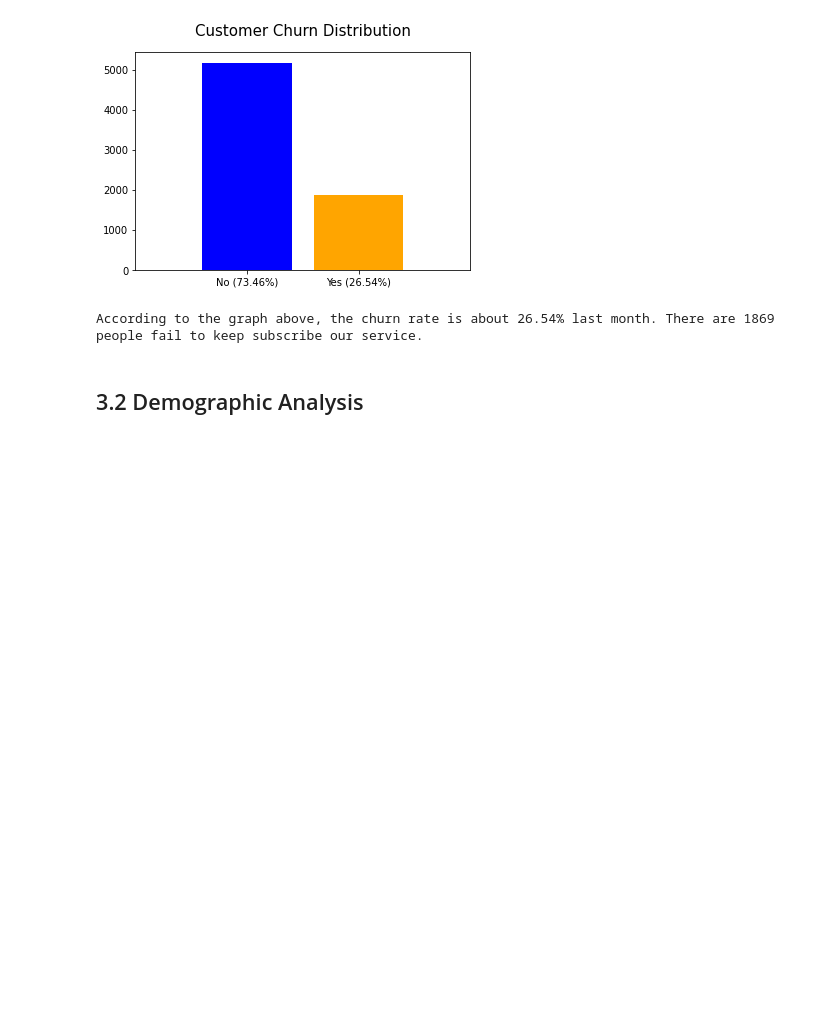
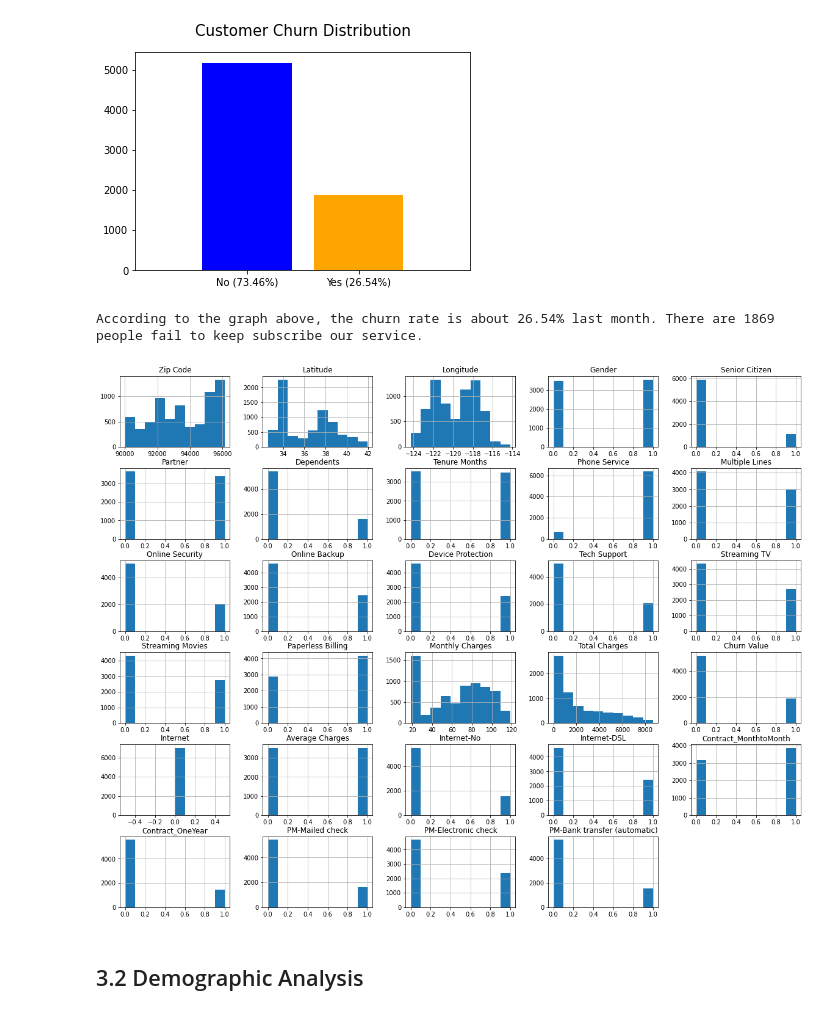
Before and after one commit to nikkicomet/Churn-Rate-Analysis, a Jupyter notebook: Telco Customer Churn Analysis.ipynb, the cells around one changed output. Drawn from its saved outputs; the diff is of its cells as text; code cells hidden in the pictures; blank space fills up the shorter version.

```diff
--- a/Telco Customer Churn Analysis.ipynb
+++ b/Telco Customer Churn Analysis.ipynb
@@ -238,12 +255,12 @@ We can investigate into total charges or total average charges. Which one makes
     - Total charges: this could be highly related with tenure month and monthly charges.
     - Average monthly charges:this could be similar with monthly charges.
 # %%
-churn_data['TotalChargesBinned'] = pd.qcut(churn_data['Total Charges'], 4)
+churn_data['TotalChargesBinned'] = pd.qcut(churn_data['Total Charges'], 2)
 # %%
 churn_data['AverageChargesBinned'] = pd.qcut(
     (churn_data['Total Charges'] / np.where(
-        churn_data['Tenure Months'] == 0, 1, churn_data['Tenure Months'])), 4)
+        churn_data['Tenure Months'] == 0, 1, churn_data['Tenure Months'])), 2)
 # %% [markdown]
 **Tenure Months**
 # %%
-churn_data['TenureMonthsBinned'] = pd.qcut(churn_data['Tenure Months'], 4)
+pd.qcut(churn_data['Tenure Months'], 2)
@@ -250,3 +281,6 @@ churn_data['TenureMonthsBinned'] = pd.qcut(churn_data['Tenure Months'], 4)
+# %%
+ churn_data['Tenure Months'] = np.where(churn_data['Tenure Months'] < 29,
+                                        1, 0)
 # %% [markdown]
 **-------------------------------------------------Dataset cleaning is finished.-----------------------------------------**
 
@@ -301,6 +335,12 @@ print(
 )
 # %% [output]
 According to the graph above, the churn rate is about 26.54% last month. There are 1869 people fail to keep subscribe our service.
+# %%
+churn_data.hist(figsize=(20,16))
+plt.show()  #showing the charts of different columns
+#This also helps in finding number of counts in each column
+# %% [output]
+[figure, added]
 # %% [markdown]
 ## 3.2 Demographic Analysis
 # %% [markdown]
```
Also changed, not shown: parts of 71 cells of this notebook.
